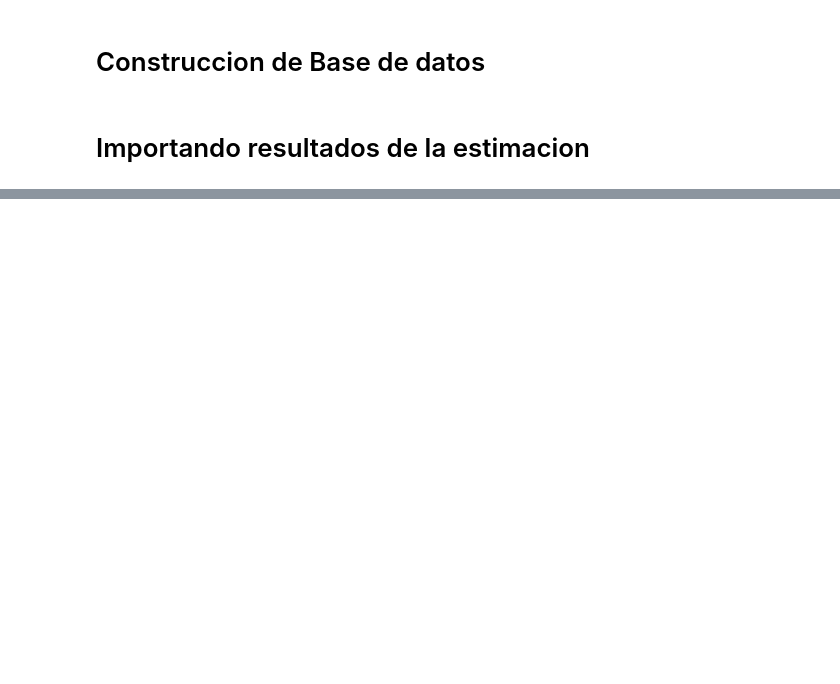
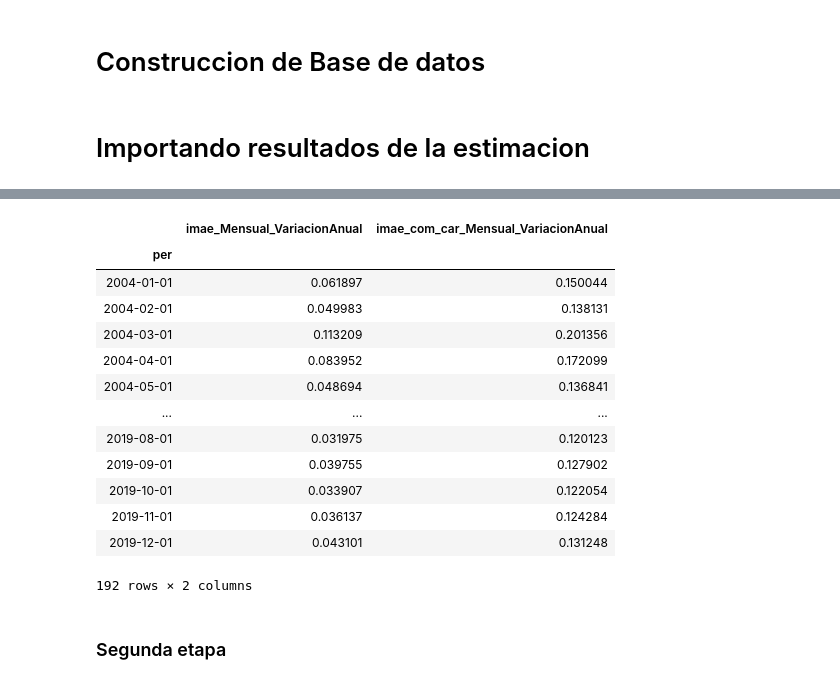
Before and after one commit to ApoyoAnalytics/PIBNowcast, a Jupyter notebook: proyeccion.ipynb, the cells around one changed output, grey strips where cells are left out. Drawn from its saved outputs; the diff is of its cells as text; code cells hidden in the pictures; blank space fills up the shorter version.

```diff
--- a/proyeccion.ipynb
+++ b/proyeccion.ipynb
@@ -82,0 +56,17 @@ plt.plot(bd_P[X])
+# %%
+bd_P
+# %% [output]
+|  | imae_Mensual_VariacionAnual | imae_com_car_Mensual_VariacionAnual |
+| per |  |  |
+| 2004-01-01 | 0.061897 | 0.150044 |
+| 2004-02-01 | 0.049983 | 0.138131 |
+| 2004-03-01 | 0.113209 | 0.201356 |
+| 2004-04-01 | 0.083952 | 0.172099 |
+| 2004-05-01 | 0.048694 | 0.136841 |
+| ... | ... | ... |
+| 2019-08-01 | 0.031975 | 0.120123 |
+| 2019-09-01 | 0.039755 | 0.127902 |
+| 2019-10-01 | 0.033907 | 0.122054 |
+| 2019-11-01 | 0.036137 | 0.124284 |
+| 2019-12-01 | 0.043101 | 0.131248 |
+192 rows × 2 columns
@@ -82,0 +76,2 @@ plt.plot(bd_P[X])
+# %% [markdown]
+### Segunda etapa
```
Also changed, not shown: parts of 12 cells of this notebook, 8 other files.
